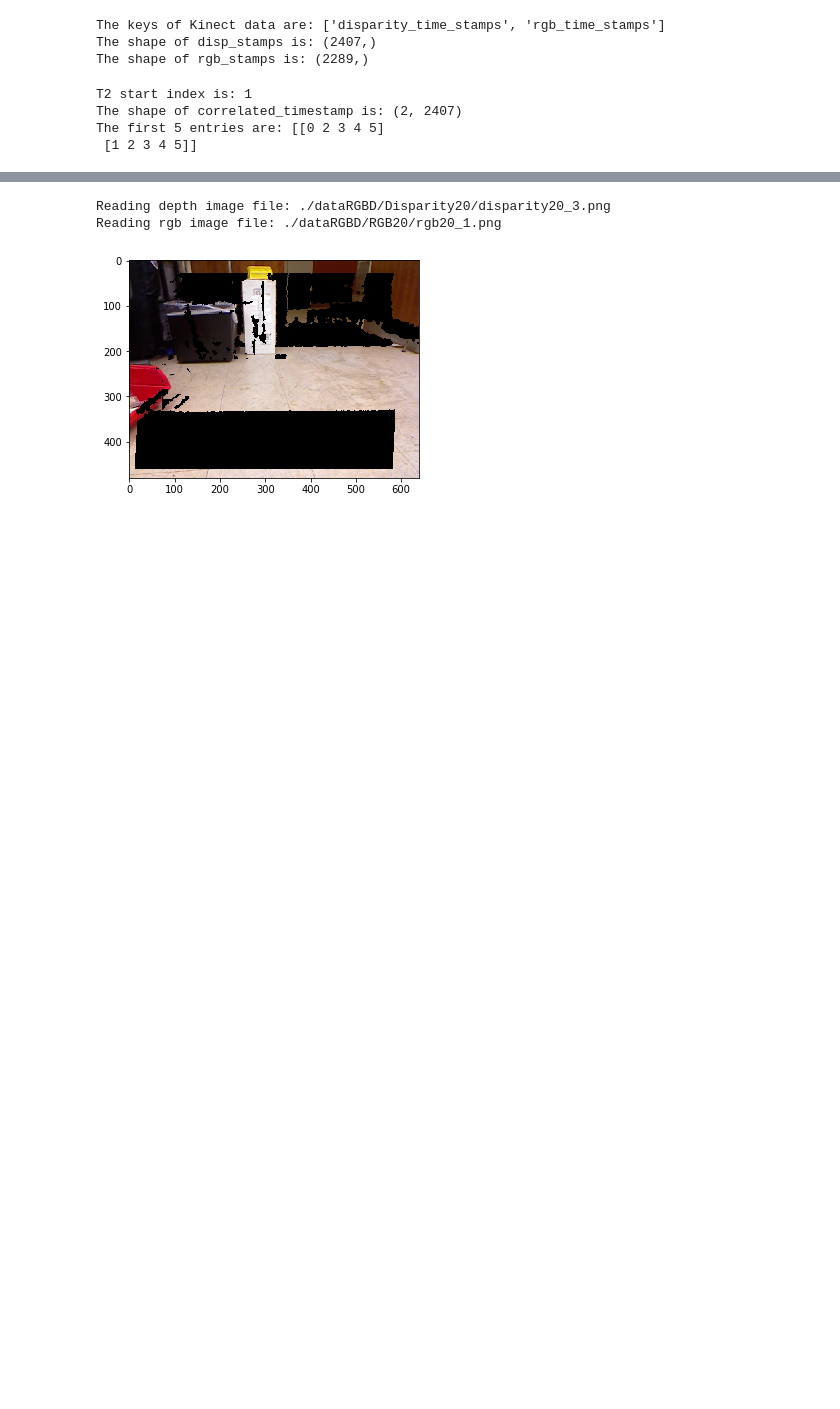
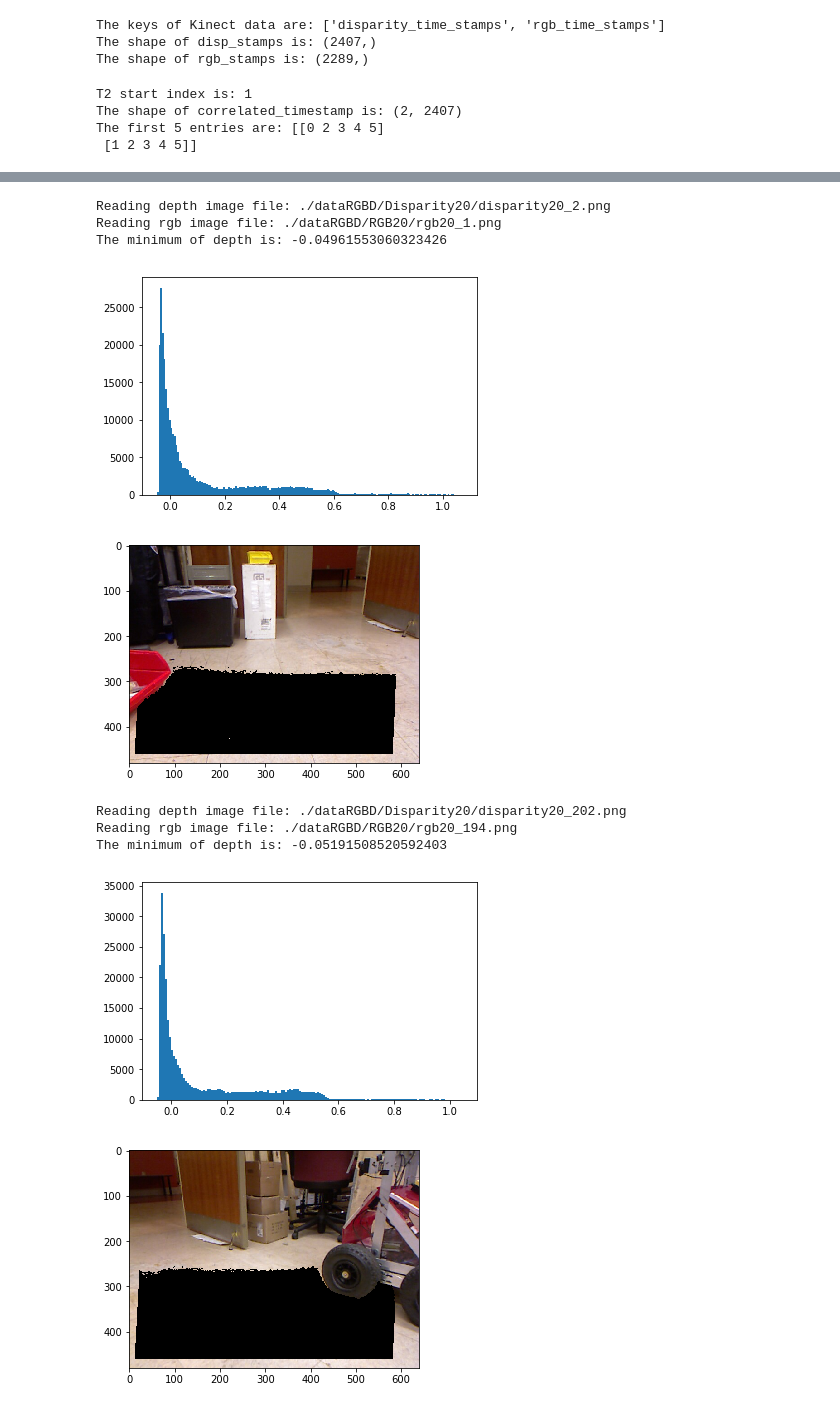
Before and after one commit to jamesdi1993/particle-filter-slam, a Jupyter notebook: Texture mapping.ipynb, the cells around one changed output, grey strips where cells are left out. Cells and saved outputs as stored; diff of their text form; code cells hidden in the pictures; blank space fills up the shorter version.

```diff
--- a/Texture mapping.ipynb
+++ b/Texture mapping.ipynb
@@ -74,37 +164,66 @@ def transform_from_d(d_image):
 # %%
 import matplotlib.pyplot as plt
 from PIL import Image
 
 depth_images_prefix = './dataRGBD/Disparity%s/disparity%s_' % (dataset_index, dataset_index)
 rgb_images_prefix = './dataRGBD/RGB%s/rgb%s_' % (dataset_index, dataset_index)
 
-for i in range(1):
-    depth_img_file = depth_images_prefix + str(correlated_timestamp[i, 1] + 1) + ".png"
-    rgb_img_file = rgb_images_prefix + str(correlated_timestamp[i, 0] + 1) + ".png"
+for i in range(0, 2000, 200):
+    depth_img_file = depth_images_prefix + str(correlated_timestamp[1, i] + 1) + ".png"
+    rgb_img_file = rgb_images_prefix + str(correlated_timestamp[0,i] + 1) + ".png"
 
     print("Reading depth image file: %s" % depth_img_file)
     print("Reading rgb image file: %s" % rgb_img_file)
     depth_img = Image.open(depth_img_file)
     disparity_img = np.array(depth_img.getdata(),np.uint16).reshape(depth_img.size[1], depth_img.size[0])
     # print("The range of disparities are: %s" % np.unique(disparity_img))
     rgb_img = Image.open(rgb_img_file)
     rgb_img = np.array(rgb_img.getdata(), np.uint8).reshape(rgb_img.size[1], rgb_img.size[0], 3)
 
     rgbi, rgbj, depth = transform_from_d(disparity_img)
 
     # print("The range of depth in the image is: %s" % (np.unique(depth, return_counts = True),))
 
     # mask pixels that are out of range
     # invalid_pixels = np.logical_or.reduce((depth < 1, depth > 2, rgbi < 0, rgbi >= 640, rgbj < 0, rgbj >= 480))
-    invalid_pixels = np.logical_or(depth < 1, depth > 2)
-    invalid_pixels = np.logical_and.reduce((invalid_pixels, rgbi >= 0, rgbi < 640, rgbj >= 0, rgbj < 480))
+    valid_pixels = np.logical_and(rgbi >= 0, rgbi < 640)
+    valid_pixels = np.logical_and.reduce((valid_pixels, rgbj >= 0, rgbj < 480, depth > 0))
 
-    rgb_img[rgbj[invalid_pixels], rgbi[invalid_pixels], :] = 0
+    valid_depth = np.expand_dims(depth[valid_pixels], axis = 1)
+    valid_rgbj = np.expand_dims(rgbj[valid_pixels], axis = 1)
+    valid_rgbi = np.expand_dims(rgbi[valid_pixels], axis = 1)
+
+    # print("The shape of valid_rgbj is: %s" % (valid_rgbj.shape,))
+    # print("The shape of valid_rgbi is: %s" % (valid_rgbi.shape,))
+    rgb_ijd = np.concatenate((valid_rgbi, valid_rgbj, valid_depth), axis = 1)
+    # print("The shape of rgb_ijd is: %s" % (rgb_ijd.shape,))
+
+    z_dist = np.zeros(rgb_ijd.shape[0])
+    for i in range(rgb_ijd.shape[0]):
+        # print("The pixels coordinate is: %s; Depth is: %s" % (rgb_jid[i, 0:2],rgb_jid[i, -1]))
+        p = from_homog(transform_from_camera_to_body_frame(np.expand_dims(rgb_ijd[i, :], axis = 1)))
+        z_dist[i] = p[-1]
+        # print("The z of the pixel in the robot frame is: %s" % p[-1])
+
+        # mask out pixels that are below or over a threshold.
+        if p[-1] < 0:
+            rgb_img[int(rgb_ijd[i, 0:2][1]), int(rgb_ijd[i, 0:2][0])] = 0
+
+    print("The minimum of depth is: %s" % (np.min(z_dist),))
+    plt.hist(z_dist, bins='auto')
+    plt.show()
 
     # print("The shape of masked pixels are: %s" % (masked_pixels.shape,) )
     plt.imshow(rgb_img)
     plt.show()
 # %% [output]
-Reading depth image file: ./dataRGBD/Disparity20/disparity20_3.png
+Reading depth image file: ./dataRGBD/Disparity20/disparity20_2.png
 Reading rgb image file: ./dataRGBD/RGB20/rgb20_1.png
+The minimum of depth is: -0.04961553060323426
-[figure, old version]
+[figure, new version]
+[figure, added]
+Reading depth image file: ./dataRGBD/Disparity20/disparity20_202.png
+Reading rgb image file: ./dataRGBD/RGB20/rgb20_194.png
+The minimum of depth is: -0.05191508520592403
+[figure, added]
+[figure, added]
```
Also changed, not shown: parts of 3 cells of this notebook, 7 other files.
